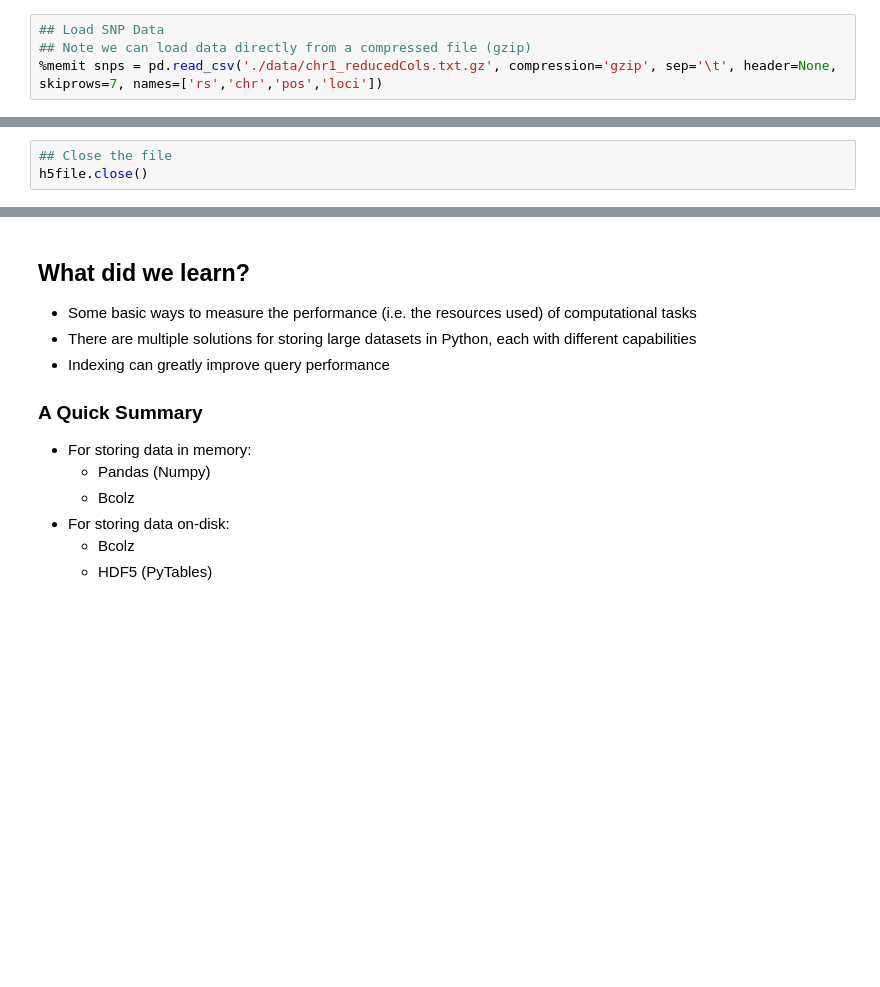
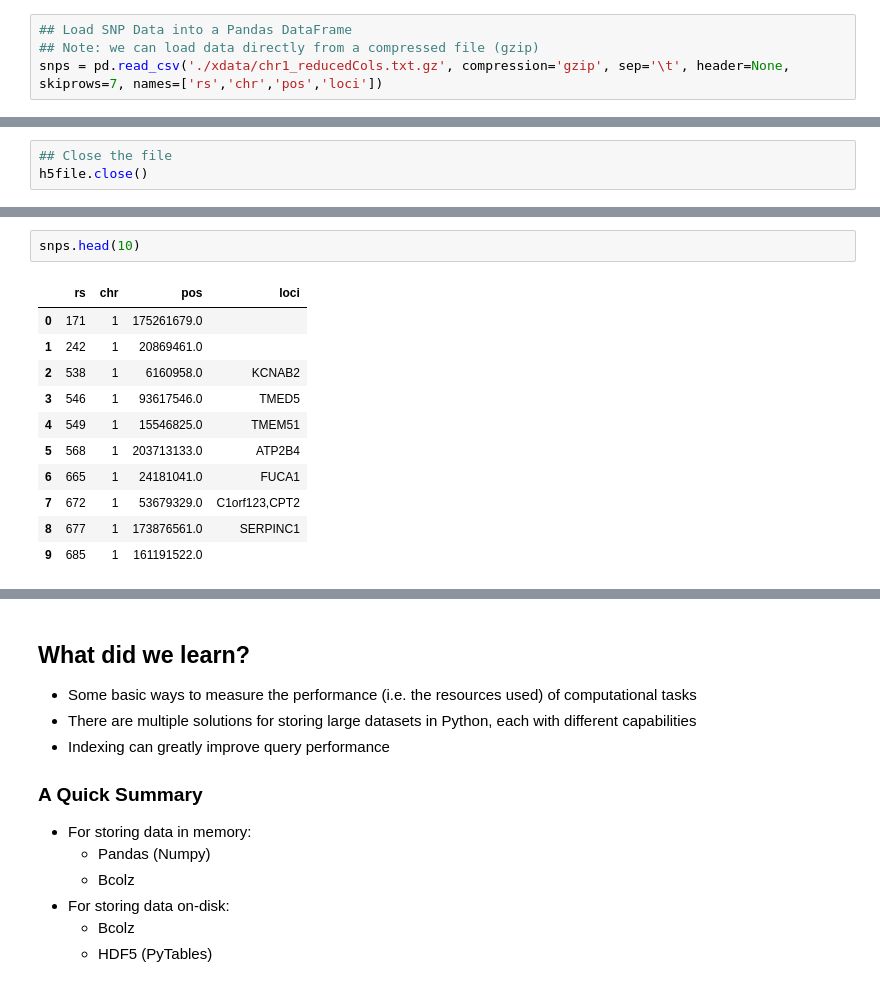
Before and after one commit to mooneymi/large_scale_data, a Jupyter notebook: BMI535_Week3_Python_Data_Solutions.ipynb, the cells around one changed output, grey strips where cells are left out. Drawn from its saved outputs; the diff is of its cells as text; blank space fills up the shorter version.

```diff
--- a/BMI535_Week3_Python_Data_Solutions.ipynb
+++ b/BMI535_Week3_Python_Data_Solutions.ipynb
@@ -288,4 +300,4 @@ Pandas ...
 # %%
-## Load SNP Data
-## Note we can load data directly from a compressed file (gzip)
-%memit snps = pd.read_csv('./data/chr1_reducedCols.txt.gz', compression='gzip', sep='\t', header=None, skiprows=7, names=['rs','chr','pos','loci'])
+## Load SNP Data into a Pandas DataFrame
+## Note: we can load data directly from a compressed file (gzip)
+snps = pd.read_csv('./xdata/chr1_reducedCols.txt.gz', compression='gzip', sep='\t', header=None, skiprows=7, names=['rs','chr','pos','loci'])
@@ -745,0 +801,14 @@ h5file.close()
+# %%
+snps.head(10)
+# %% [output]
+|  | rs | chr | pos | loci |
+| 0 | 171 | 1 | 175261679.0 |  |
+| 1 | 242 | 1 | 20869461.0 |  |
+| 2 | 538 | 1 | 6160958.0 | KCNAB2 |
+| 3 | 546 | 1 | 93617546.0 | TMED5 |
+| 4 | 549 | 1 | 15546825.0 | TMEM51 |
+| 5 | 568 | 1 | 203713133.0 | ATP2B4 |
+| 6 | 665 | 1 | 24181041.0 | FUCA1 |
+| 7 | 672 | 1 | 53679329.0 | C1orf123,CPT2 |
+| 8 | 677 | 1 | 173876561.0 | SERPINC1 |
+| 9 | 685 | 1 | 161191522.0 |  |
```
Also changed, not shown: parts of 76 cells of this notebook.
